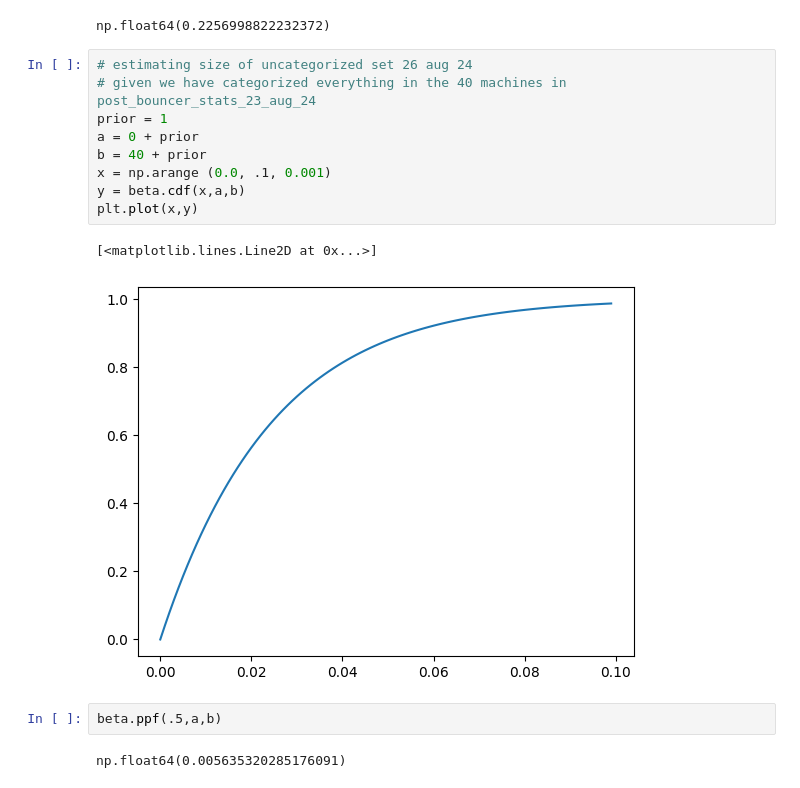
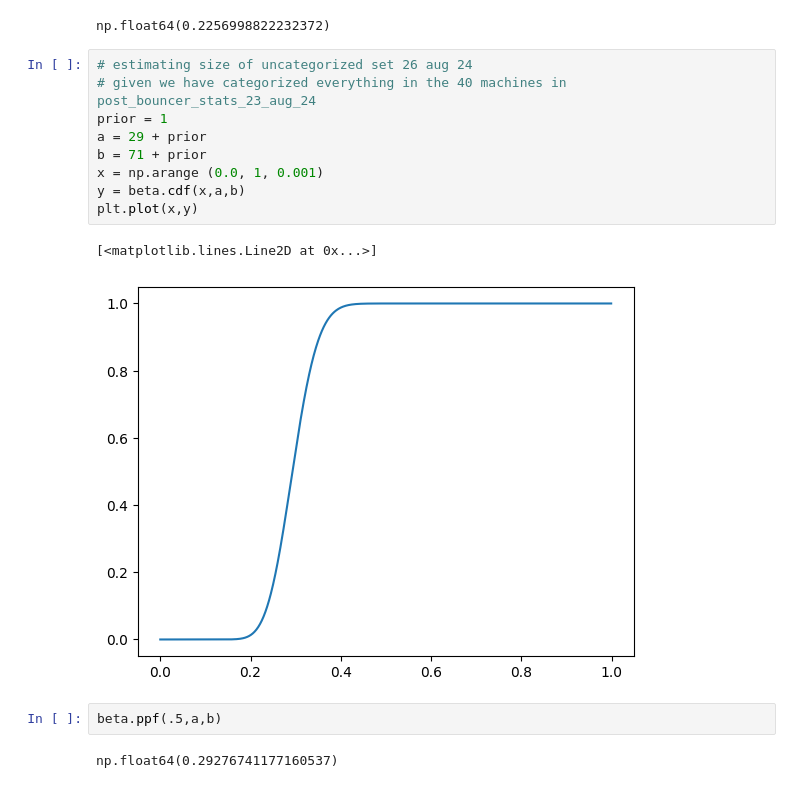
Before and after one commit to phinanix/rust-beavers, a Jupyter notebook: plot_beta.ipynb, the cells around one changed output. Cells and saved outputs as stored; diff of their text form.

```diff
--- a/plot_beta.ipynb
+++ b/plot_beta.ipynb
@@ -81,16 +81,16 @@ np.float64(0.2256998822232372)
 # %%
 # estimating size of uncategorized set 26 aug 24
 # given we have categorized everything in the 40 machines in post_bouncer_stats_23_aug_24
 prior = 1
-a = 0 + prior
-b = 40 + prior
-x = np.arange (0.0, .1, 0.001)
+a = 29 + prior
+b = 71 + prior
+x = np.arange (0.0, 1, 0.001)
 y = beta.cdf(x,a,b)
 plt.plot(x,y)
 # %% [output]
 [<matplotlib.lines.Line2D at 0x...>]
-[figure, old version]
+[figure, new version]
 # %%
 beta.ppf(.5,a,b)
 # %% [output]
-np.float64(0.005635320285176091)
+np.float64(0.29276741177160537)
```
Also changed, not shown: parts of 1 cell of this notebook, 4 other files.
